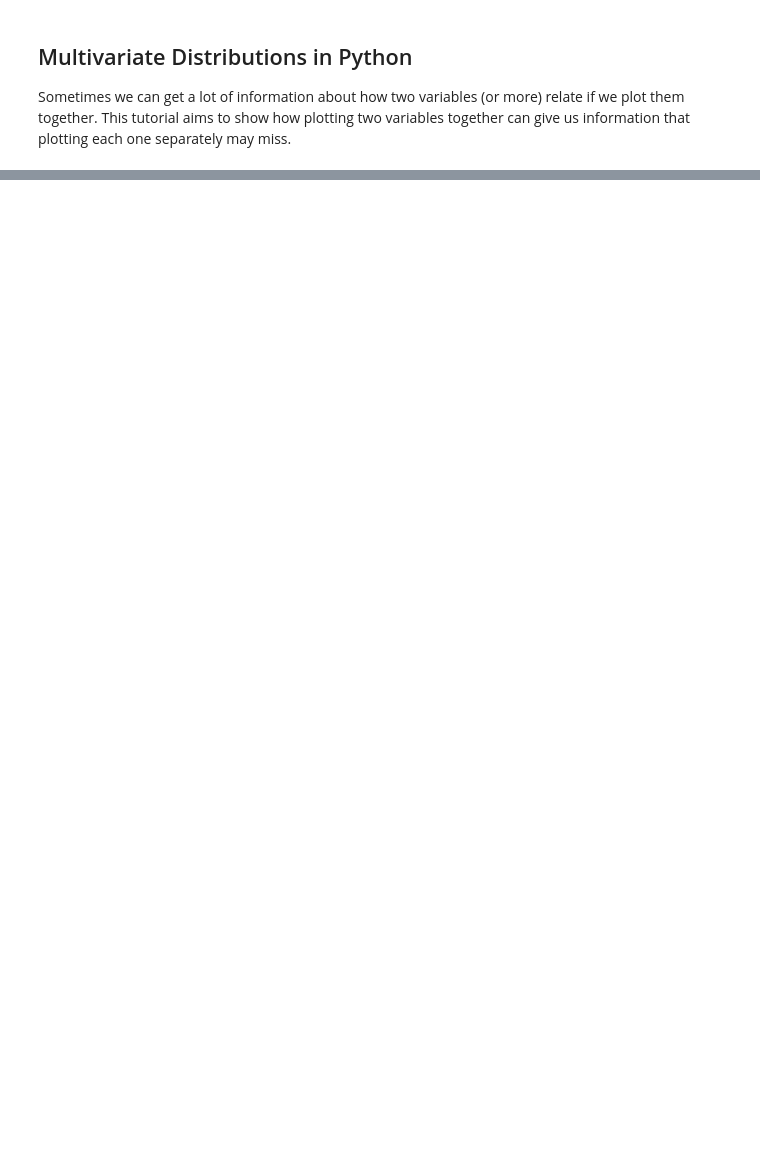
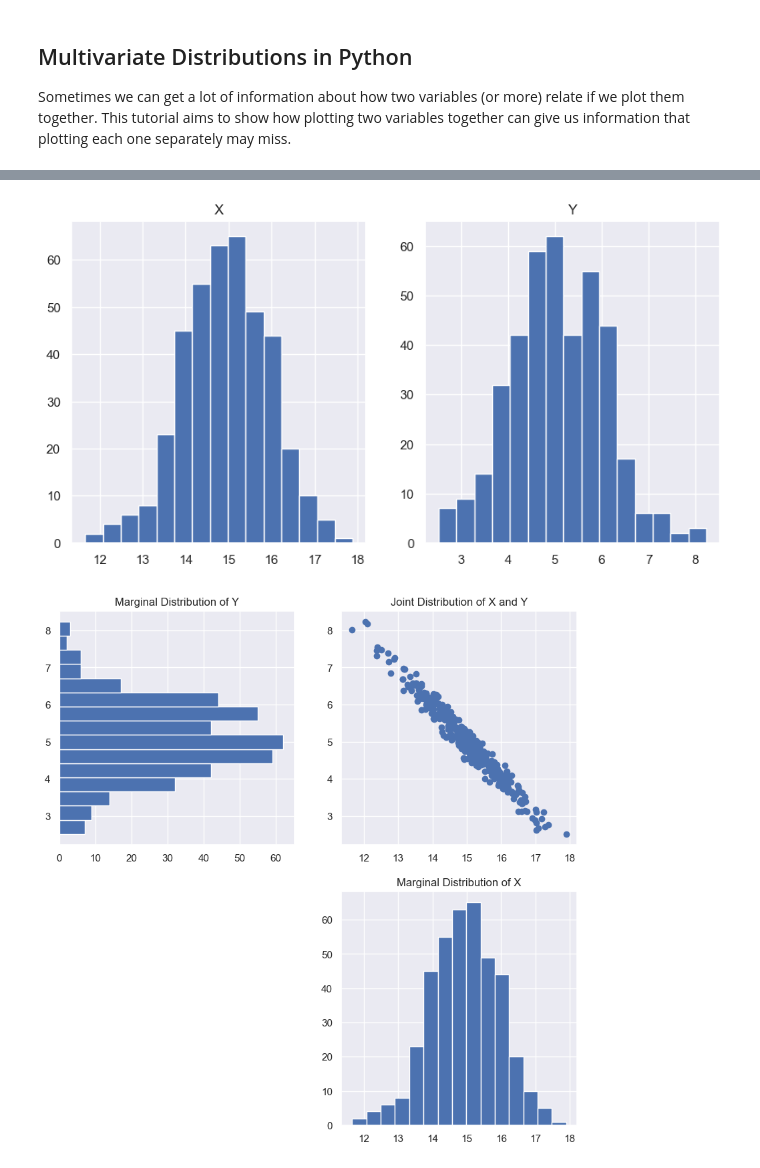
Before and after one commit to DiogoHSM/PythonStudies, a Jupyter notebook: Notebooks/Coursera/Statistics with Python Specialization/Understanding and Visualizing Data with Python/work/week3/Multivariate_Distributions.ipynb, the cells around one changed output, grey strips where cells are left out. Cells and saved outputs as stored; diff of their text form; code cells hidden in the pictures; blank space fills up the shorter version.

```diff
--- a/Notebooks/Coursera/Statistics with Python Specialization/Understanding and Visualizing Data with Python/work/week3/Multivariate_Distributions.ipynb
+++ b/Notebooks/Coursera/Statistics with Python Specialization/Understanding and Visualizing Data with Python/work/week3/Multivariate_Distributions.ipynb
@@ -61,0 +62,43 @@ plt.show()
+# %%
+# Change the rho value
+r = -0.98
+
+# Modify the cov matrix
+cov = [[1, r], [r, 1]]
+
+# Generate new data
+x, y = np.random.multivariate_normal(mean, cov, 400).T
+
+# Plot the histograms of X and Y next to each other
+plt.figure(figsize=(10,5))
+plt.subplot(1,2,1)
+plt.hist(x = x, bins = 15)
+plt.title("X")
+
+plt.subplot(1,2,2)
+plt.hist(x = y, bins = 15)
+plt.title("Y")
+
+plt.show()
+
+# Plot the data
+plt.figure(figsize=(10,10))
+plt.subplot(2,2,2)
+plt.scatter(x = x, y = y)
+plt.title("Joint Distribution of X and Y")
+
+# Plot the Marginal X Distribution
+plt.subplot(2,2,4)
+plt.hist(x = x, bins = 15)
+plt.title("Marginal Distribution of X")
+
+# Plot the Marginal Y Distribution
+plt.subplot(2,2,1)
+plt.hist(x = y, orientation = "horizontal", bins = 15)
+plt.title("Marginal Distribution of Y")
+
+# Show the plots
+plt.show()
+# %% [output]
+[figure, added]
+[figure, added]
```
Also changed, not shown: parts of 2 cells of this notebook.
